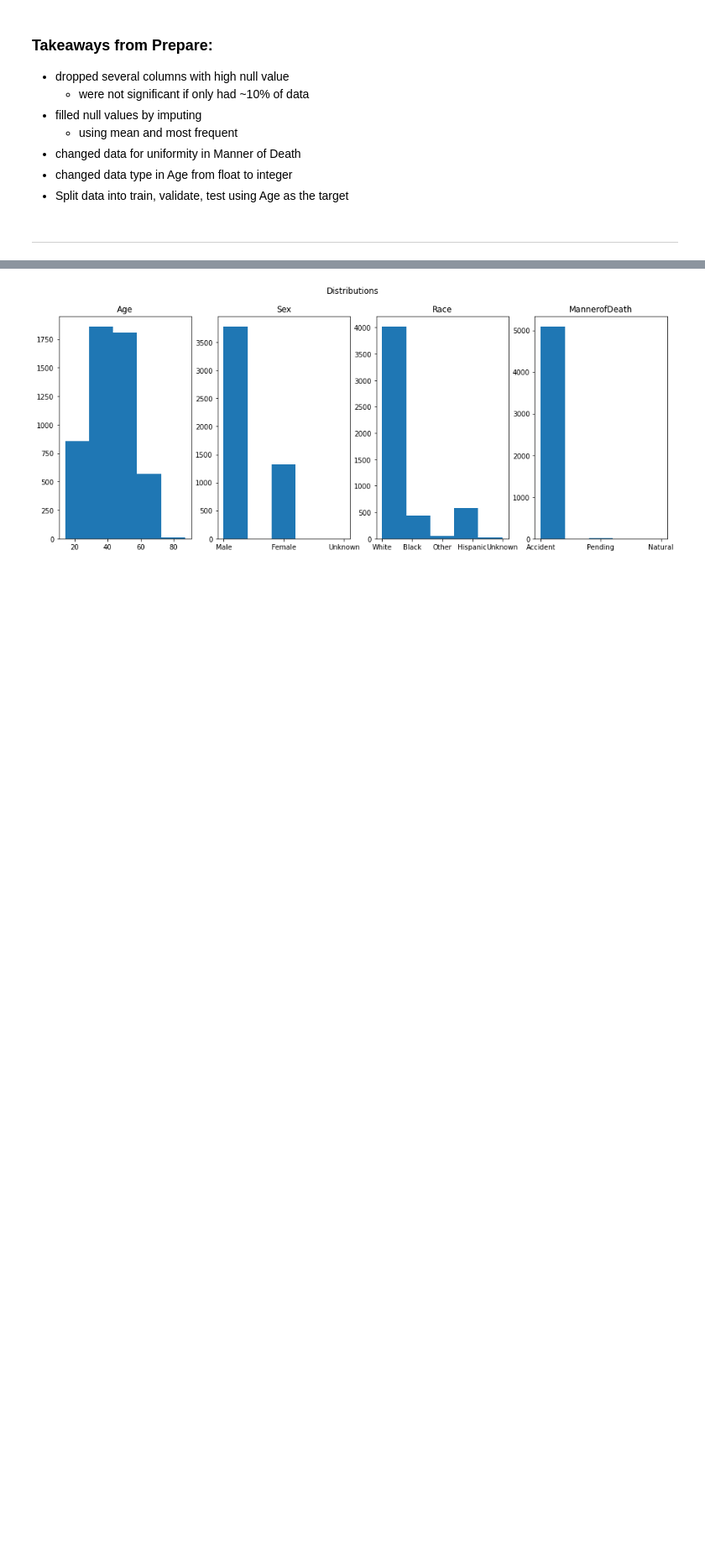
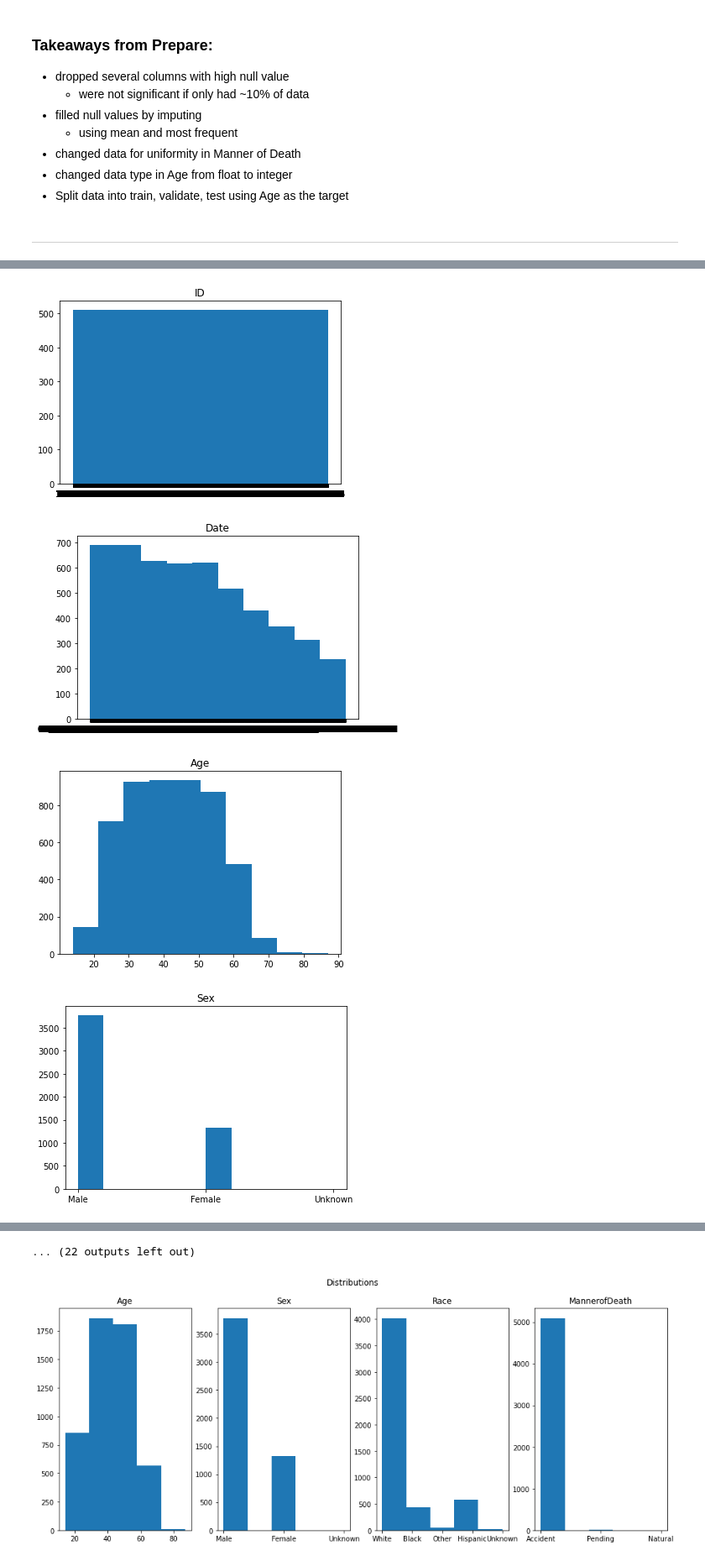
Before and after one commit to natasharivers/individual_project, a Jupyter notebook: Initial Regression Notebook.ipynb, the cells around one changed output, grey strips where cells are left out. Shown: that part at 84% size. Cells and saved outputs as stored; diff of their text form; code cells hidden in the pictures; blank space fills up the shorter version.

```diff
--- a/Initial Regression Notebook.ipynb
+++ b/Initial Regression Notebook.ipynb
@@ -336,0 +341,11 @@ test -> (1021, 32)
+# %%
+#visualize distribution
+for col in df.columns:
+    plt.hist(df[col])
+    plt.title(col)
+    plt.show()
+# %% [output]
+[figure, added]
+[figure, added]
+[figure, added]
+[figure, added]
@@ -337,3 +360,4 @@ test -> (1021, 32)
+... (22 outputs left out)
 # %%
 # Plot the distributions
 plt.figure(figsize=(16, 6))
```
Also changed, not shown: parts of 21 cells of this notebook.
